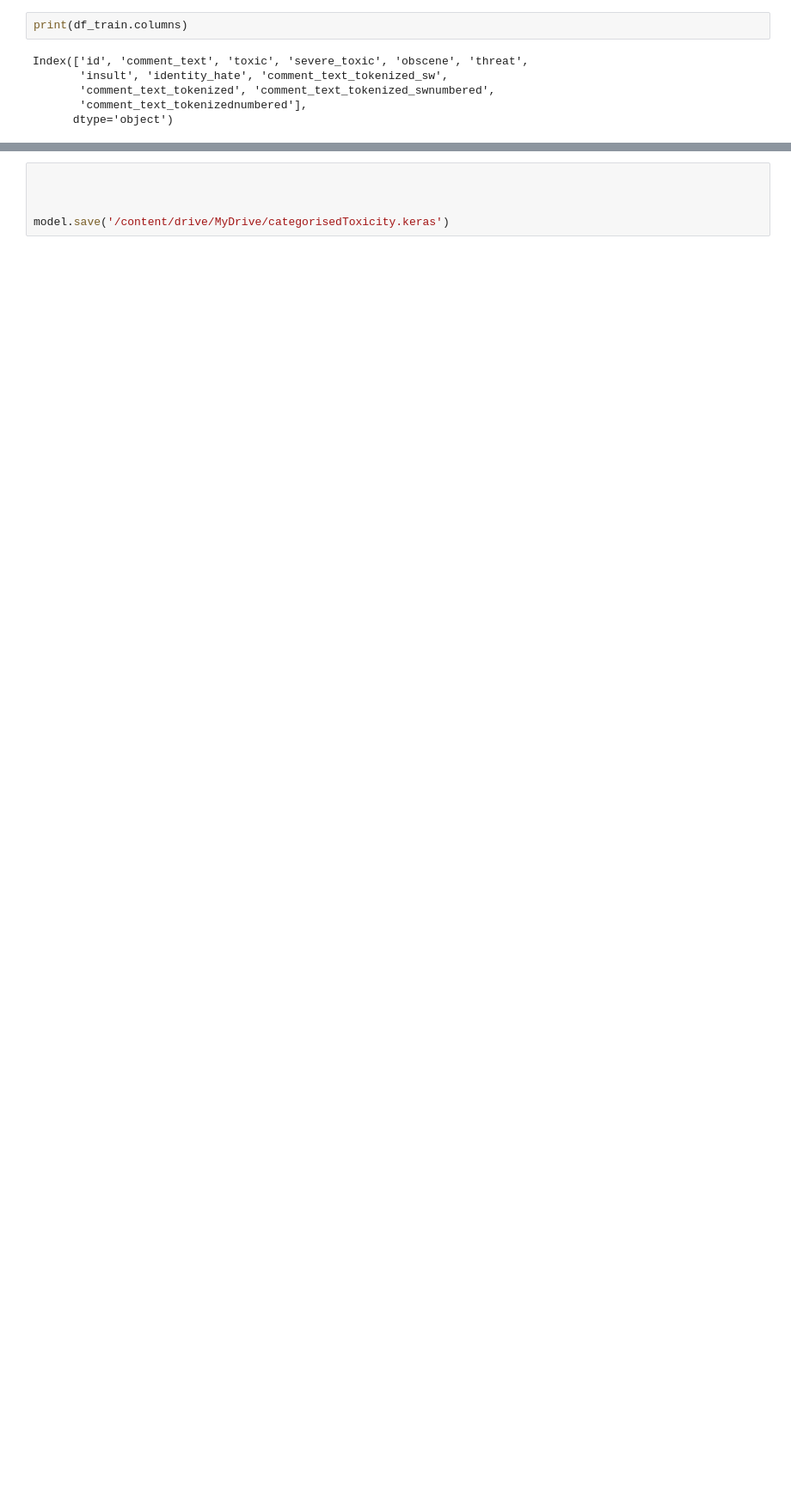
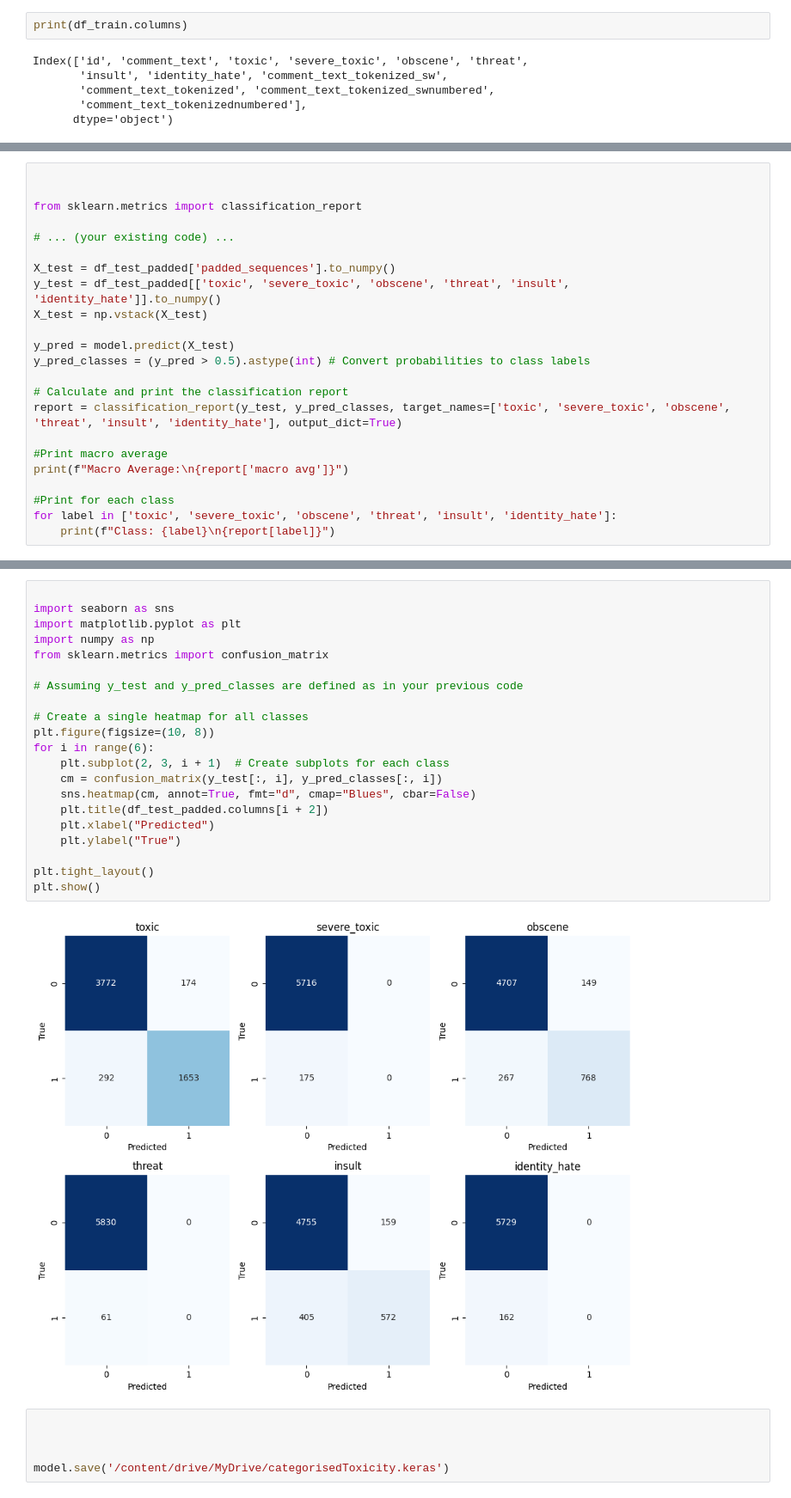
Before and after one commit to kakao95490/ToxicDetector, a Jupyter notebook: script_model/model.ipynb, the cells around one changed output, grey strips where cells are left out. Shown at 86% size. Saved outputs shown, nothing was run; the diff lists cells and outputs as text; blank space fills up the shorter version.

```diff
--- a/script_model/model.ipynb
+++ b/script_model/model.ipynb
@@ -195,0 +267,23 @@ Loss: 0.07866403460502625, Accuracy: 0.9979316592216492, Binary Accuracy: 0.9700
+# %%
+
+
+from sklearn.metrics import classification_report
+
+# ... (your existing code) ...
+
+X_test = df_test_padded['padded_sequences'].to_numpy()
+y_test = df_test_padded[['toxic', 'severe_toxic', 'obscene', 'threat', 'insult', 'identity_hate']].to_numpy()
+X_test = np.vstack(X_test)
+
+y_pred = model.predict(X_test)
+y_pred_classes = (y_pred > 0.5).astype(int) # Convert probabilities to class labels
+
+# Calculate and print the classification report
+report = classification_report(y_test, y_pred_classes, target_names=['toxic', 'severe_toxic', 'obscene', 'threat', 'insult', 'identity_hate'], output_dict=True)
+
+#Print macro average
+print(f"Macro Average:\n{report['macro avg']}")
+
+#Print for each class
+for label in ['toxic', 'severe_toxic', 'obscene', 'threat', 'insult', 'identity_hate']:
+    print(f"Class: {label}\n{report[label]}")
@@ -196,3 +306,26 @@ Loss: 0.07866403460502625, Accuracy: 0.9979316592216492, Binary Accuracy: 0.9700
+# %%
+
+import seaborn as sns
+import matplotlib.pyplot as plt
+import numpy as np
+from sklearn.metrics import confusion_matrix
+
+# Assuming y_test and y_pred_classes are defined as in your previous code
+
+# Create a single heatmap for all classes
+plt.figure(figsize=(10, 8))
+for i in range(6):
+    plt.subplot(2, 3, i + 1)  # Create subplots for each class
+    cm = confusion_matrix(y_test[:, i], y_pred_classes[:, i])
+    sns.heatmap(cm, annot=True, fmt="d", cmap="Blues", cbar=False)
+    plt.title(df_test_padded.columns[i + 2])
+    plt.xlabel("Predicted")
+    plt.ylabel("True")
+
+plt.tight_layout()
+plt.show()
+# %% [output]
+[figure, added]
 # %%
 
 
```
Also changed, not shown: parts of 10 cells of this notebook, 2 other files.
